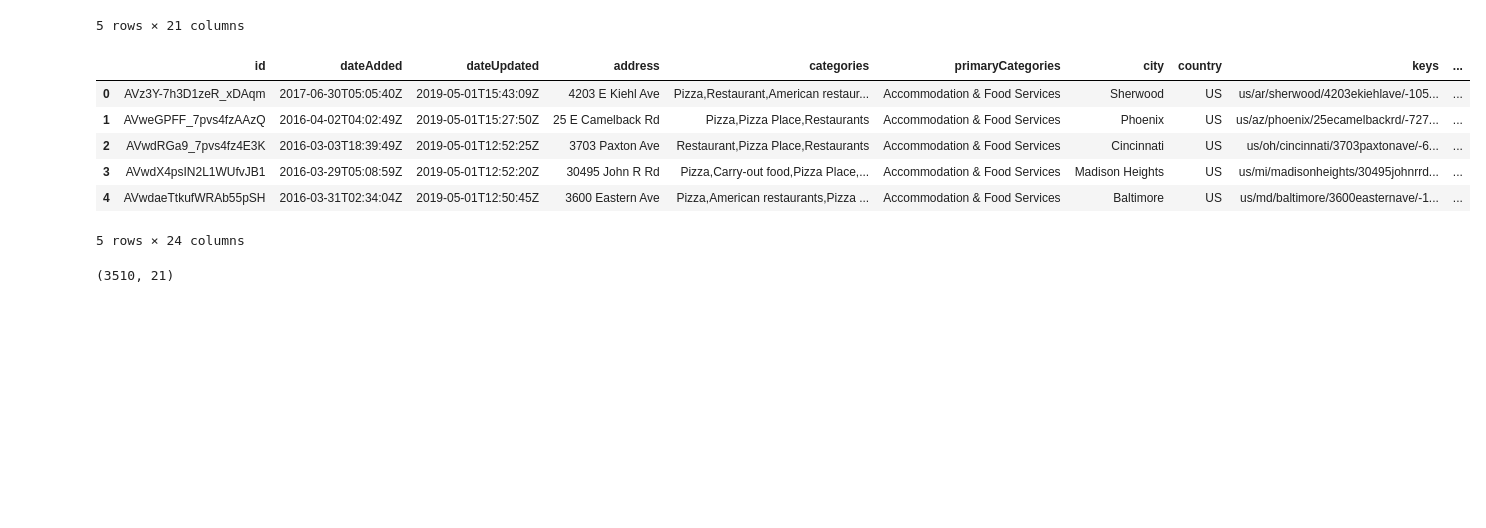
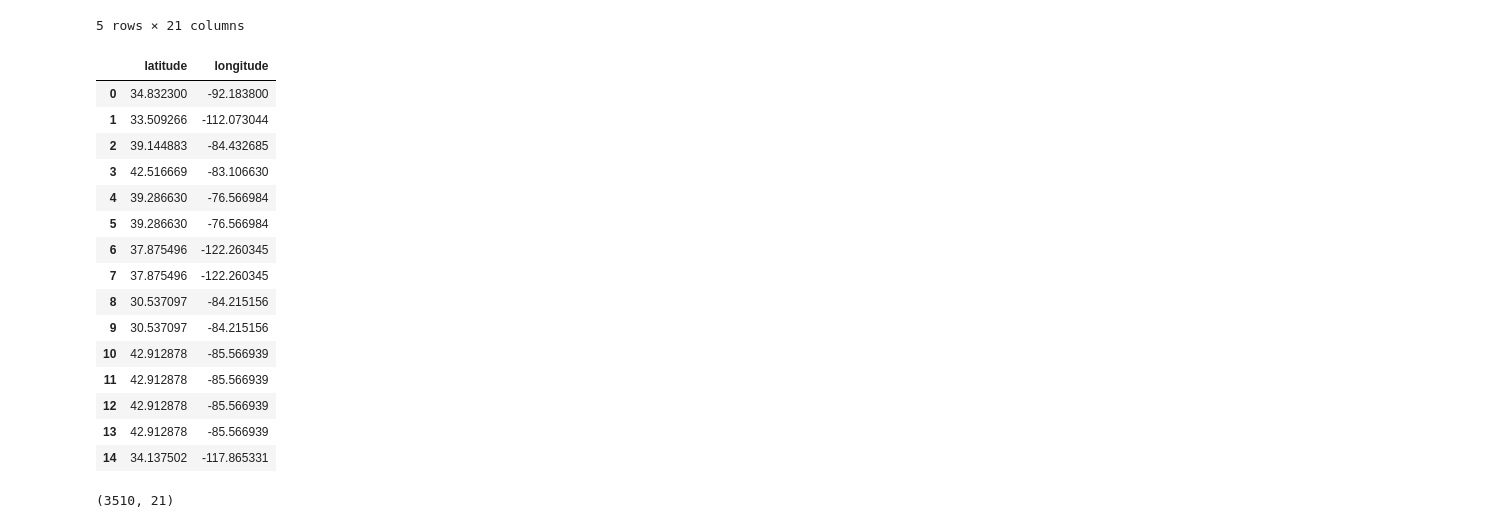
Before and after one commit to ajain0395/pizza-trend-analysis, a Jupyter notebook: Pizza.ipynb, the cells around one changed output. Saved outputs shown, nothing was run; the diff lists cells and outputs as text; code cells hidden in the pictures; blank space fills up the shorter version.

```diff
--- a/Pizza.ipynb
+++ b/Pizza.ipynb
@@ -22,15 +22,24 @@ data_2015_16.head()
 | 4 | AVwc_6qRByjofQCxkcxw | 148 S Barrington Ave | American Restaurant,Bar,Bakery | Los Angeles | US | us/brentwood/losangeles/148sbarri... | 34.064563 | -118.469017 | NaN | ... |
 5 rows × 21 columns
 # %%
-data_2017_18.head()
+data_2017_18[['latitude','longitude']].head(15)
 # %% [output]
-|  | id | dateAdded | dateUpdated | address | categories | primaryCategories | city | country | keys | ... |
-| 0 | AVz3Y-7h3D1zeR_xDAqm | 2017-06-30T05:05:40Z | 2019-05-01T15:43:09Z | 4203 E Kiehl Ave | Pizza,Restaurant,American restaur... | Accommodation & Food Services | Sherwood | US | us/ar/sherwood/4203ekiehlave/-105... | ... |
-| 1 | AVweGPFF_7pvs4fzAAzQ | 2016-04-02T04:02:49Z | 2019-05-01T15:27:50Z | 25 E Camelback Rd | Pizza,Pizza Place,Restaurants | Accommodation & Food Services | Phoenix | US | us/az/phoenix/25ecamelbackrd/-727... | ... |
-| 2 | AVwdRGa9_7pvs4fz4E3K | 2016-03-03T18:39:49Z | 2019-05-01T12:52:25Z | 3703 Paxton Ave | Restaurant,Pizza Place,Restaurants | Accommodation & Food Services | Cincinnati | US | us/oh/cincinnati/3703paxtonave/-6... | ... |
-| 3 | AVwdX4psIN2L1WUfvJB1 | 2016-03-29T05:08:59Z | 2019-05-01T12:52:20Z | 30495 John R Rd | Pizza,Carry-out food,Pizza Place,... | Accommodation & Food Services | Madison Heights | US | us/mi/madisonheights/30495johnrrd... | ... |
-| 4 | AVwdaeTtkufWRAb55pSH | 2016-03-31T02:34:04Z | 2019-05-01T12:50:45Z | 3600 Eastern Ave | Pizza,American restaurants,Pizza ... | Accommodation & Food Services | Baltimore | US | us/md/baltimore/3600easternave/-1... | ... |
+|  | latitude | longitude |
+| 0 | 34.832300 | -92.183800 |
+| 1 | 33.509266 | -112.073044 |
+| 2 | 39.144883 | -84.432685 |
+| 3 | 42.516669 | -83.106630 |
+| 4 | 39.286630 | -76.566984 |
+| 5 | 39.286630 | -76.566984 |
+| 6 | 37.875496 | -122.260345 |
+| 7 | 37.875496 | -122.260345 |
+| 8 | 30.537097 | -84.215156 |
+| 9 | 30.537097 | -84.215156 |
+| 10 | 42.912878 | -85.566939 |
+| 11 | 42.912878 | -85.566939 |
+| 12 | 42.912878 | -85.566939 |
+| 13 | 42.912878 | -85.566939 |
+| 14 | 34.137502 | -117.865331 |
-5 rows × 24 columns
 # %%
 data_2015_16.shape
 # %% [output]
```
Also changed, not shown: parts of 5 cells of this notebook, 8 other files.
